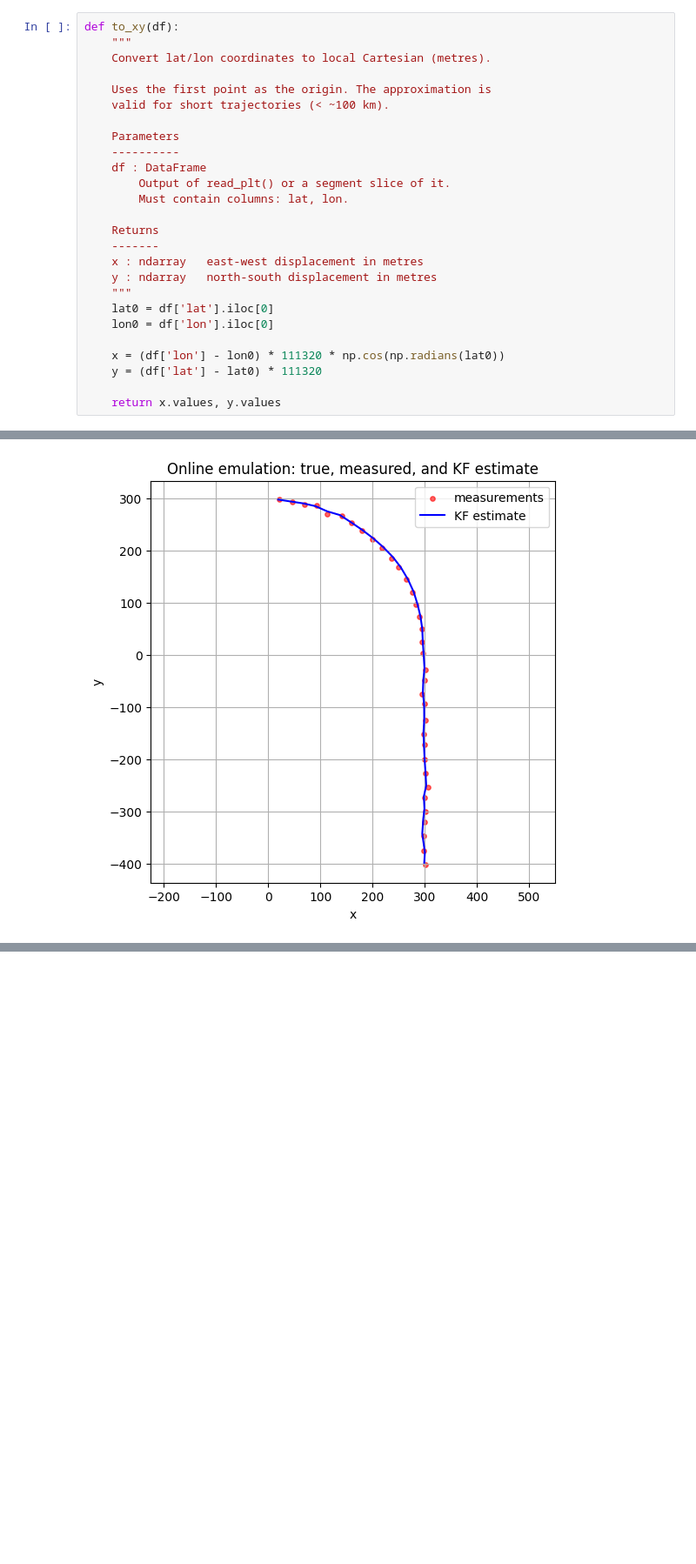
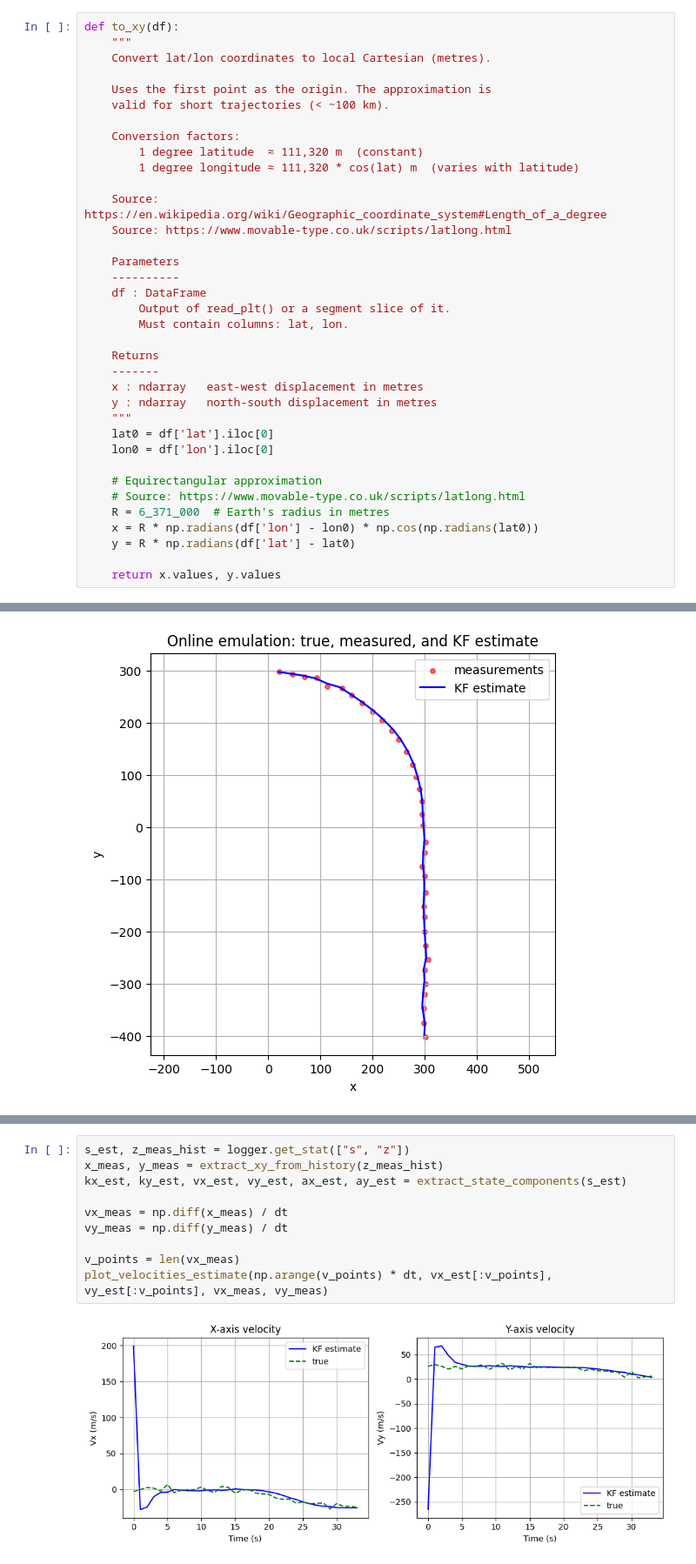
Before and after one commit to RoumenNikolov/kalman-filter-trajectories, a Jupyter notebook: 01. Kalman‑Based MOT Theory and Model.ipynb, the cells around one changed output, grey strips where cells are left out. Shown at 87% size. Saved outputs shown, nothing was run; the diff lists cells and outputs as text; blank space fills up the shorter version.

```diff
--- a/01. Kalman‑Based MOT Theory and Model.ipynb
+++ b/01. Kalman‑Based MOT Theory and Model.ipynb
@@ -662,6 +677,13 @@ def to_xy(df):
 
     Uses the first point as the origin. The approximation is
     valid for short trajectories (< ~100 km).
+
+    Conversion factors:
+        1 degree latitude  ≈ 111,320 m  (constant)
+        1 degree longitude ≈ 111,320 * cos(lat) m  (varies with latitude)
+
+    Source: https://en.wikipedia.org/wiki/Geographic_coordinate_system#Length_of_a_degree
+    Source: https://www.movable-type.co.uk/scripts/latlong.html
 
     Parameters
     ----------
@@ -677,8 +699,11 @@ def to_xy(df):
     lat0 = df['lat'].iloc[0]
     lon0 = df['lon'].iloc[0]
 
-    x = (df['lon'] - lon0) * 111320 * np.cos(np.radians(lat0))
-    y = (df['lat'] - lat0) * 111320
+    # Equirectangular approximation
+    # Source: https://www.movable-type.co.uk/scripts/latlong.html
+    R = 6_371_000  # Earth's radius in metres
+    x = R * np.radians(df['lon'] - lon0) * np.cos(np.radians(lat0))
+    y = R * np.radians(df['lat'] - lat0)
 
     return x.values, y.values
 # %%
@@ -1158,6 +1169,18 @@ def plot_velocities_estimate(t, vx_est, vy_est):
 
     plt.tight_layout()
     plt.show()
+# %%
+s_est, z_meas_hist = logger.get_stat(["s", "z"])
+x_meas, y_meas = extract_xy_from_history(z_meas_hist)
+kx_est, ky_est, vx_est, vy_est, ax_est, ay_est = extract_state_components(s_est)
+
+vx_meas = np.diff(x_meas) / dt
+vy_meas = np.diff(y_meas) / dt
+
+v_points = len(vx_meas)
+plot_velocities_estimate(np.arange(v_points) * dt, vx_est[:v_points], vy_est[:v_points], vx_meas, vy_meas)
+# %% [output]
+[figure, added]
 # %% [markdown]
 ## References
 
```
Also changed, not shown: parts of 8 cells of this notebook, 1 other file.
